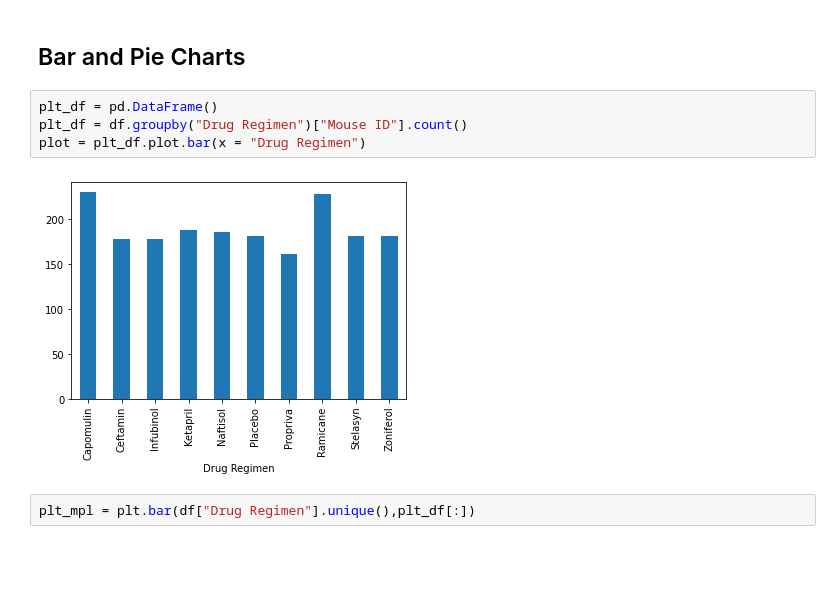
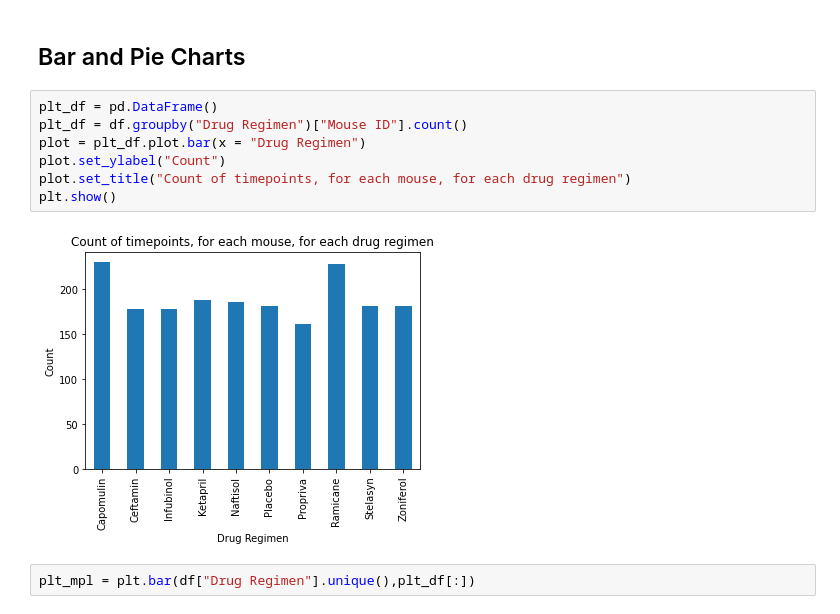
Before and after one commit to DrEvilcat/matplotlib-challenge, a Jupyter notebook: Pymaceuticals/Pymaceuticals.ipynb, the cells around one changed output. Cells and saved outputs as stored; diff of their text form; blank space fills up the shorter version.

```diff
--- a/Pymaceuticals/Pymaceuticals.ipynb
+++ b/Pymaceuticals/Pymaceuticals.ipynb
@@ -114,9 +114,12 @@ agg_df
 # %%
 plt_df = pd.DataFrame()
 plt_df = df.groupby("Drug Regimen")["Mouse ID"].count()
 plot = plt_df.plot.bar(x = "Drug Regimen")
+plot.set_ylabel("Count")
+plot.set_title("Count of timepoints, for each mouse, for each drug regimen")
+plt.show()
 # %% [output]
-[figure, old version]
+[figure, new version]
 # %%
 plt_mpl = plt.bar(df["Drug Regimen"].unique(),plt_df[:])
 # %% [output]
```
Also changed, not shown: parts of 4 cells of this notebook.
